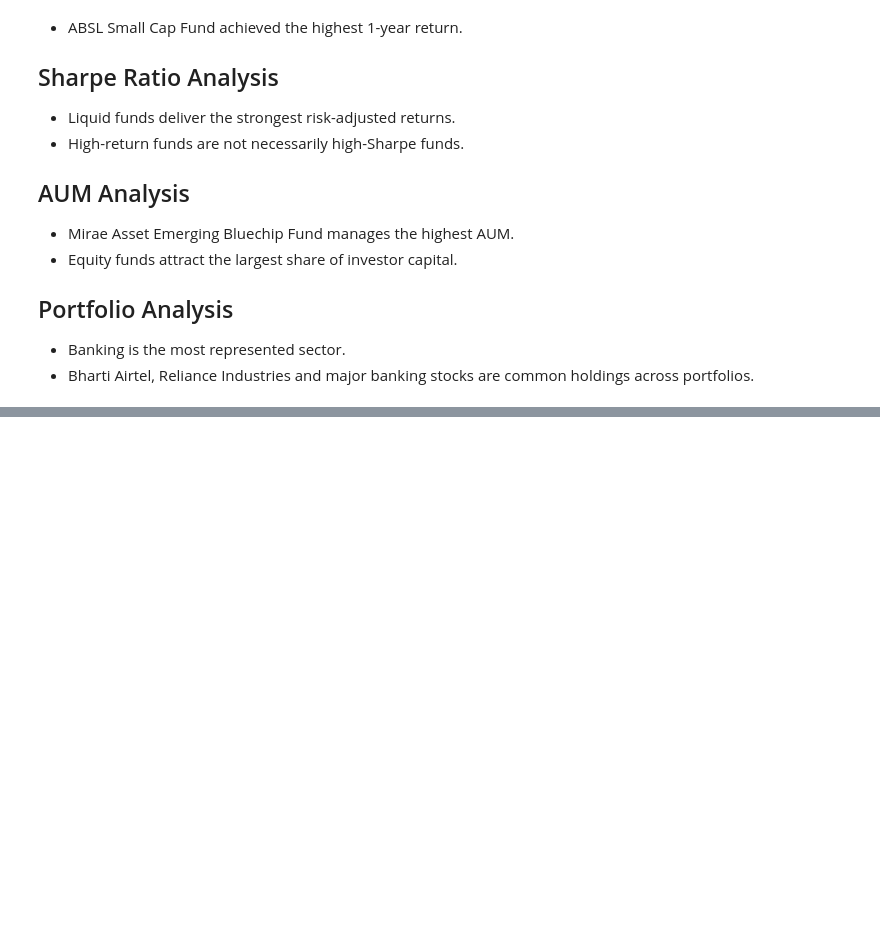
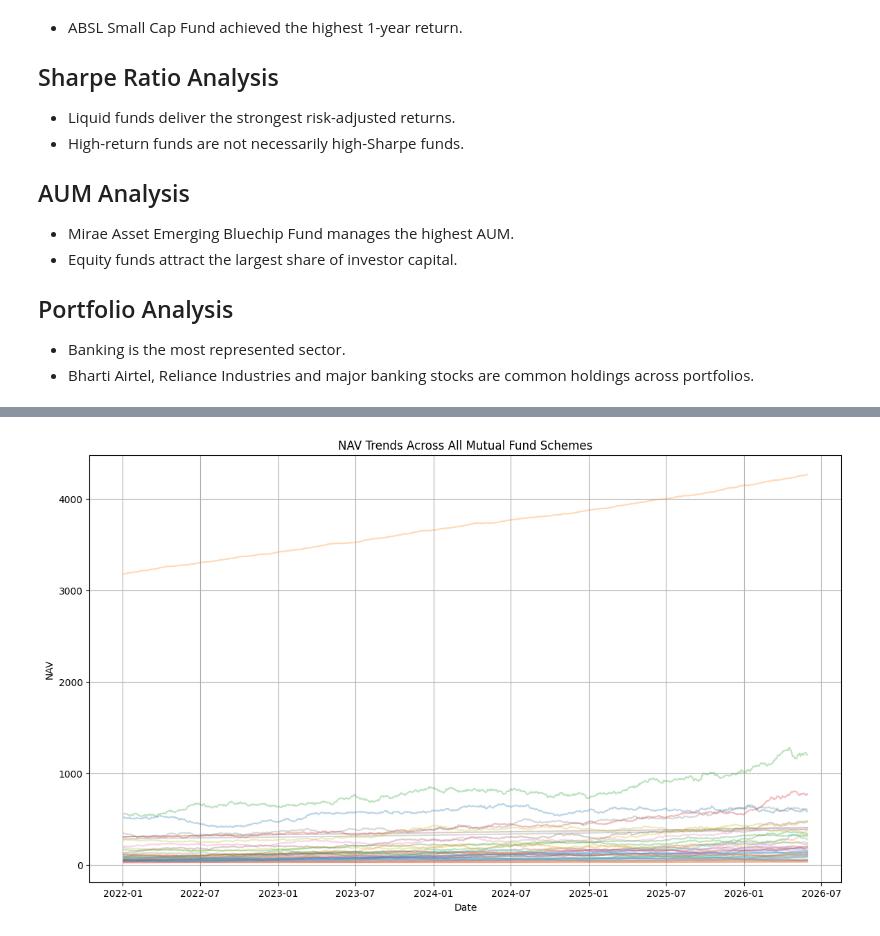
Before and after one commit to rishilg/bluestock_mf_capstone, a Jupyter notebook: notebooks/03_eda_analysis.ipynb, the cells around one changed output, grey strips where cells are left out. Drawn from its saved outputs; the diff is of its cells as text; code cells hidden in the pictures; blank space fills up the shorter version.

```diff
--- a/notebooks/03_eda_analysis.ipynb
+++ b/notebooks/03_eda_analysis.ipynb
@@ -593,0 +605,10 @@ plt.show()
+# %%
+import pandas as pd
+import matplotlib.pyplot as plt
+import seaborn as sns
+
+nav = pd.read_csv("../data/processed/02_nav_history_clean.csv")
+
+nav["date"] = pd.to_datetime(nav["date"])
+
+nav.head()
@@ -593,0 +642,20 @@ plt.show()
+# %%
+plt.figure(figsize=(14,8))
+
+for scheme in nav["amfi_code"].unique():
+    scheme_data = nav[nav["amfi_code"] == scheme]
+
+    plt.plot(
+        scheme_data["date"],
+        scheme_data["nav"],
+        alpha=0.3
+    )
+
+plt.title("NAV Trends Across All Mutual Fund Schemes")
+plt.xlabel("Date")
+plt.ylabel("NAV")
+plt.grid(True)
+
+plt.show()
+# %% [output]
+[figure, added]
```
Also changed, not shown: parts of 53 cells of this notebook, 21 other files.
